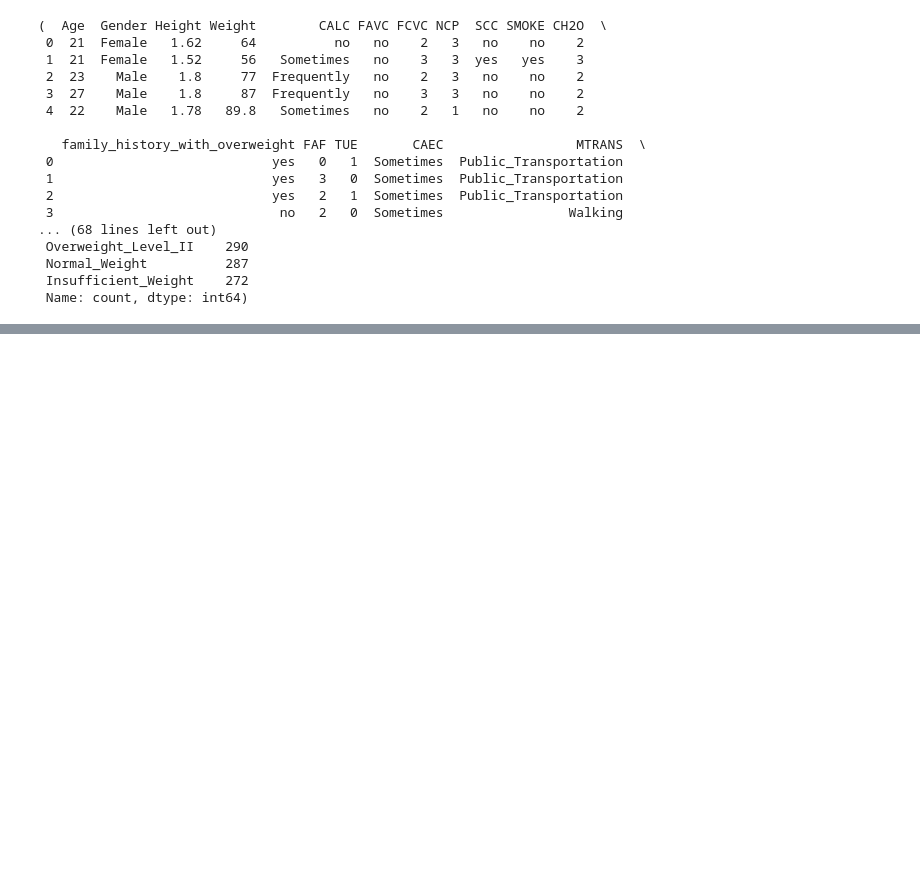
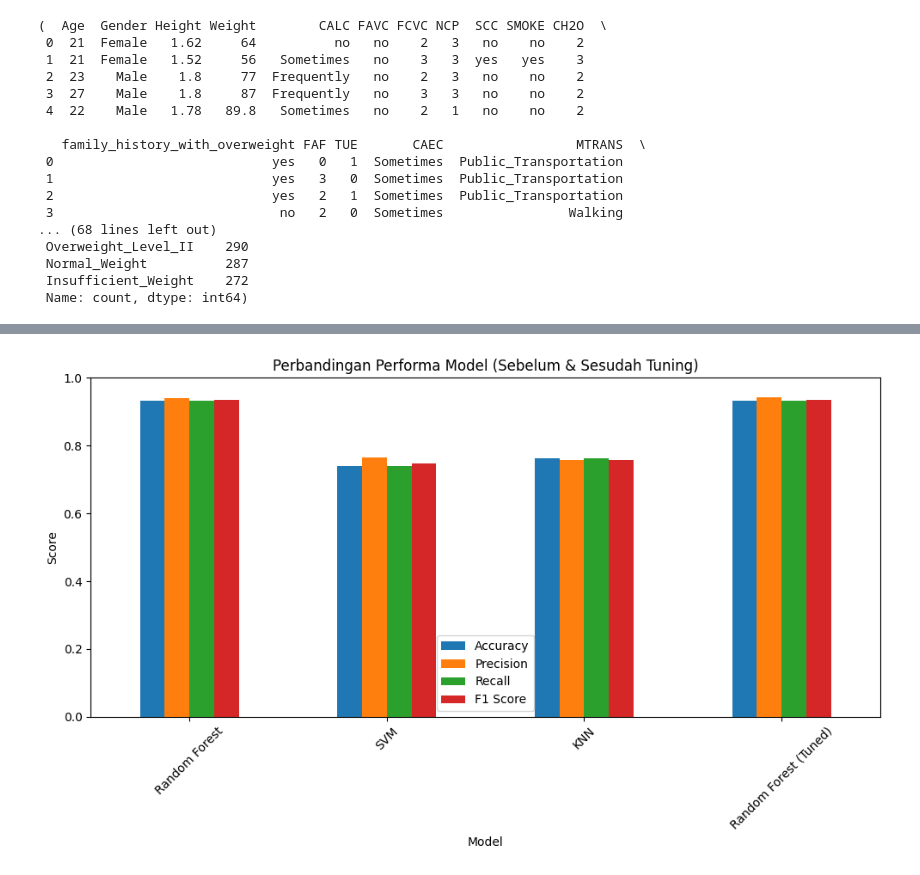
Before and after one commit to sabdaaf/capstone-ds, a Jupyter notebook: capstone.ipynb, the cells around one changed output, grey strips where cells are left out. Saved outputs shown, nothing was run; the diff lists cells and outputs as text; code cells hidden in the pictures; blank space fills up the shorter version.

```diff
--- a/capstone.ipynb
+++ b/capstone.ipynb
@@ -276,0 +268,24 @@ plt.show()
+# %%
+# Perbandingan performa sebelum & sesudah tuning
+tuned_score = {
+    'Model': 'Random Forest (Tuned)',
+    'Accuracy': accuracy_score(y_test, y_best),
+    'Precision': precision_score(y_test, y_best, average='weighted'),
+    'Recall': recall_score(y_test, y_best, average='weighted'),
+    'F1 Score': f1_score(y_test, y_best, average='weighted')
+}
+
+# Use pd.concat() instead of append()
+# Convert the dictionary to a DataFrame before concatenating
+tuned_score_df = pd.DataFrame([tuned_score])
+score_df = pd.concat([score_df, tuned_score_df], ignore_index=True)
+
+score_df.set_index('Model')[['Accuracy', 'Precision', 'Recall', 'F1 Score']].plot(kind='bar', figsize=(10, 6))
+plt.title('Perbandingan Performa Model (Sebelum & Sesudah Tuning)')
+plt.ylabel('Score')
+plt.xticks(rotation=45)
+plt.ylim(0, 1)
+plt.tight_layout()
+plt.show()
+# %% [output]
+[figure, added]
```
Also changed, not shown: parts of 9 cells of this notebook.
